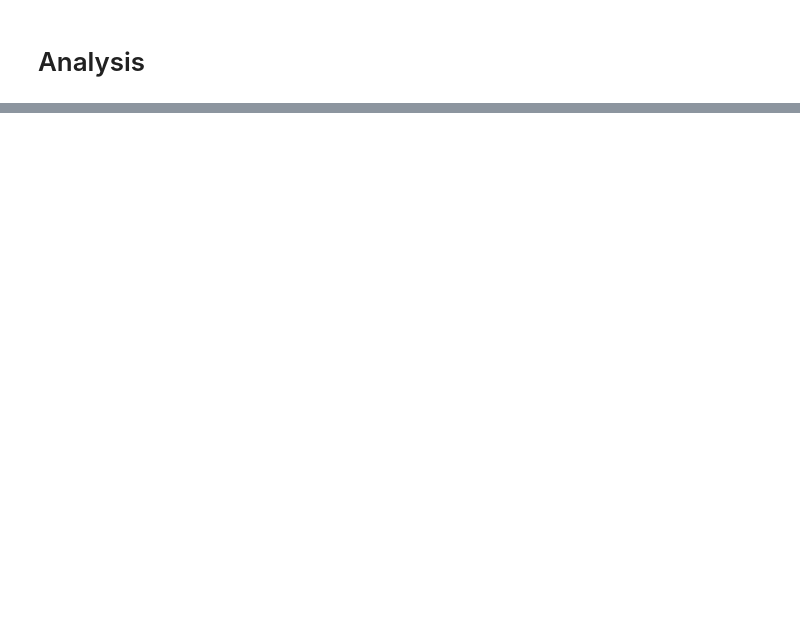
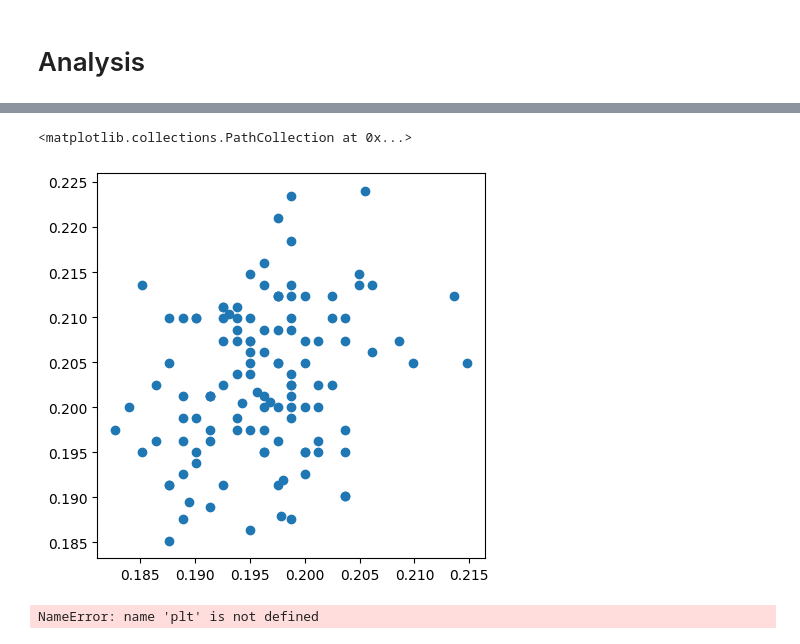
Before and after one commit to leogabac/rotBField, a Jupyter notebook: scripts/test4.ipynb, the cells around one changed output, grey strips where cells are left out. Drawn from its saved outputs; the diff is of its cells as text; code cells hidden in the pictures; blank space fills up the shorter version.

```diff
--- a/scripts/test4.ipynb
+++ b/scripts/test4.ipynb
@@ -182,0 +355,17 @@ for col in types:
+# %%
+type1 = evoSeries["I"]
+type2 = evoSeries["II"]
+type4 = evoSeries["IV"]
+type5 = evoSeries["V"]
+type6 = evoSeries["VI"]
+
+f,ax = plt.subplots(figsize=(5,5))
+ax.scatter(type2,type5)
+# %% [output]
+<matplotlib.collections.PathCollection at 0x...>
+[figure, added]
+# %%
+f,ax = plt.subplots(figsize=(5,5))
+ax.scatter(type6,type5)
+# %% [output]
+NameError: name 'plt' is not defined
```
Also changed, not shown: parts of 12 cells of this notebook, 3 other files.
